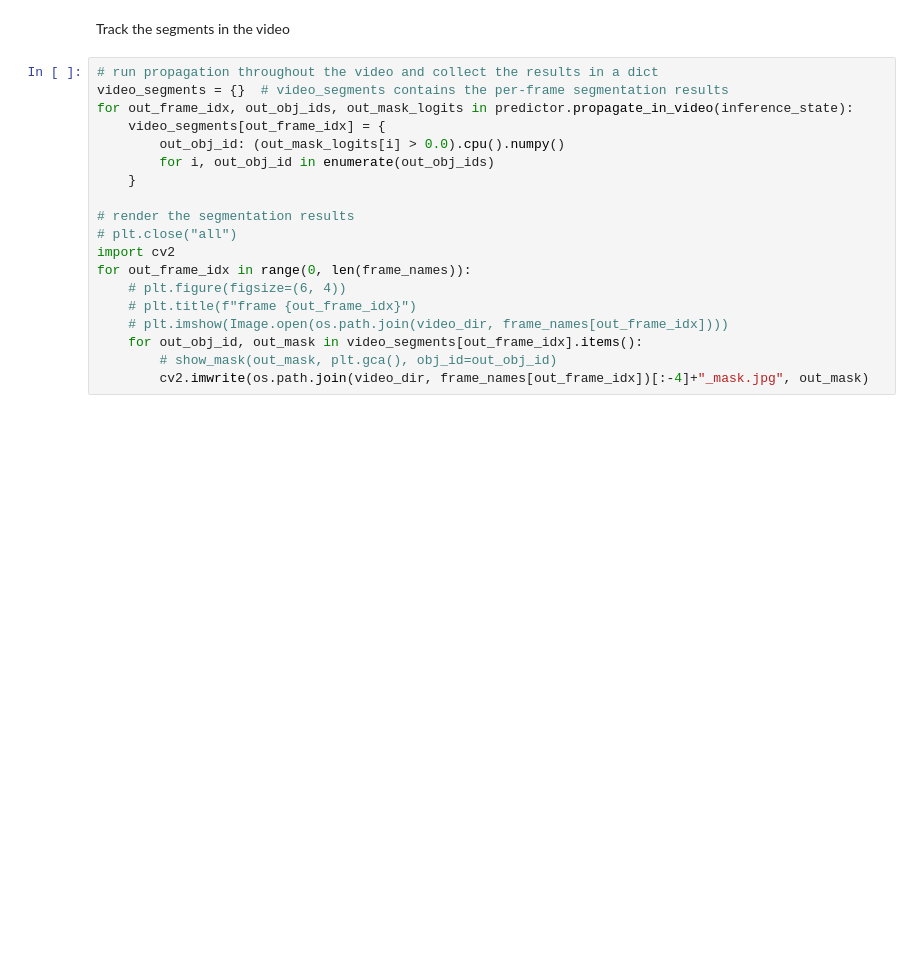
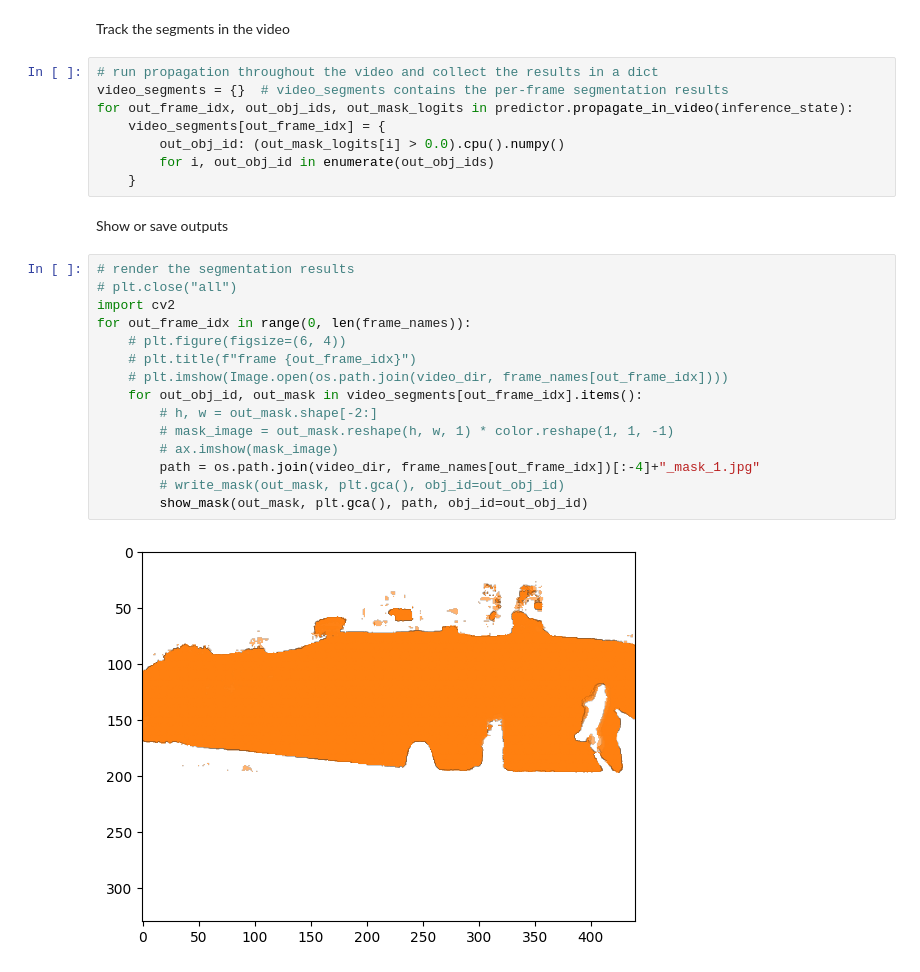
Before and after one commit to itsalirahimi/depth_pattern_analysis, a Jupyter notebook: dataset_generation/sam/sam_video.ipynb, the cells around one changed output. Saved outputs shown, nothing was run; the diff lists cells and outputs as text; blank space fills up the shorter version.

Commit message:
save imgs in notebook

```diff
--- a/dataset_generation/sam/sam_video.ipynb
+++ b/dataset_generation/sam/sam_video.ipynb
@@ -191,14 +208,22 @@ for out_frame_idx, out_obj_ids, out_mask_logits in predictor.propagate_in_video(
         out_obj_id: (out_mask_logits[i] > 0.0).cpu().numpy()
         for i, out_obj_id in enumerate(out_obj_ids)
     }
-
-# render the segmentation results
-# plt.close("all")
-import cv2
-for out_frame_idx in range(0, len(frame_names)):
-    # plt.figure(figsize=(6, 4))
-    # plt.title(f"frame {out_frame_idx}")
-    # plt.imshow(Image.open(os.path.join(video_dir, frame_names[out_frame_idx])))
-    for out_obj_id, out_mask in video_segments[out_frame_idx].items():
-        # show_mask(out_mask, plt.gca(), obj_id=out_obj_id)
-        cv2.imwrite(os.path.join(video_dir, frame_names[out_frame_idx])[:-4]+"_mask.jpg", out_mask)
+# %% [markdown]
+Show or save outputs
+# %%
+# render the segmentation results
+# plt.close("all")
+import cv2
+for out_frame_idx in range(0, len(frame_names)):
+    # plt.figure(figsize=(6, 4))
+    # plt.title(f"frame {out_frame_idx}")
+    # plt.imshow(Image.open(os.path.join(video_dir, frame_names[out_frame_idx])))
+    for out_obj_id, out_mask in video_segments[out_frame_idx].items():
+        # h, w = out_mask.shape[-2:]
+        # mask_image = out_mask.reshape(h, w, 1) * color.reshape(1, 1, -1)
+        # ax.imshow(mask_image)
+        path = os.path.join(video_dir, frame_names[out_frame_idx])[:-4]+"_mask_1.jpg"
+        # write_mask(out_mask, plt.gca(), obj_id=out_obj_id)
+        show_mask(out_mask, plt.gca(), path, obj_id=out_obj_id)
+# %% [output]
+[figure, added]
```
Also changed, not shown: parts of 3 cells of this notebook.
